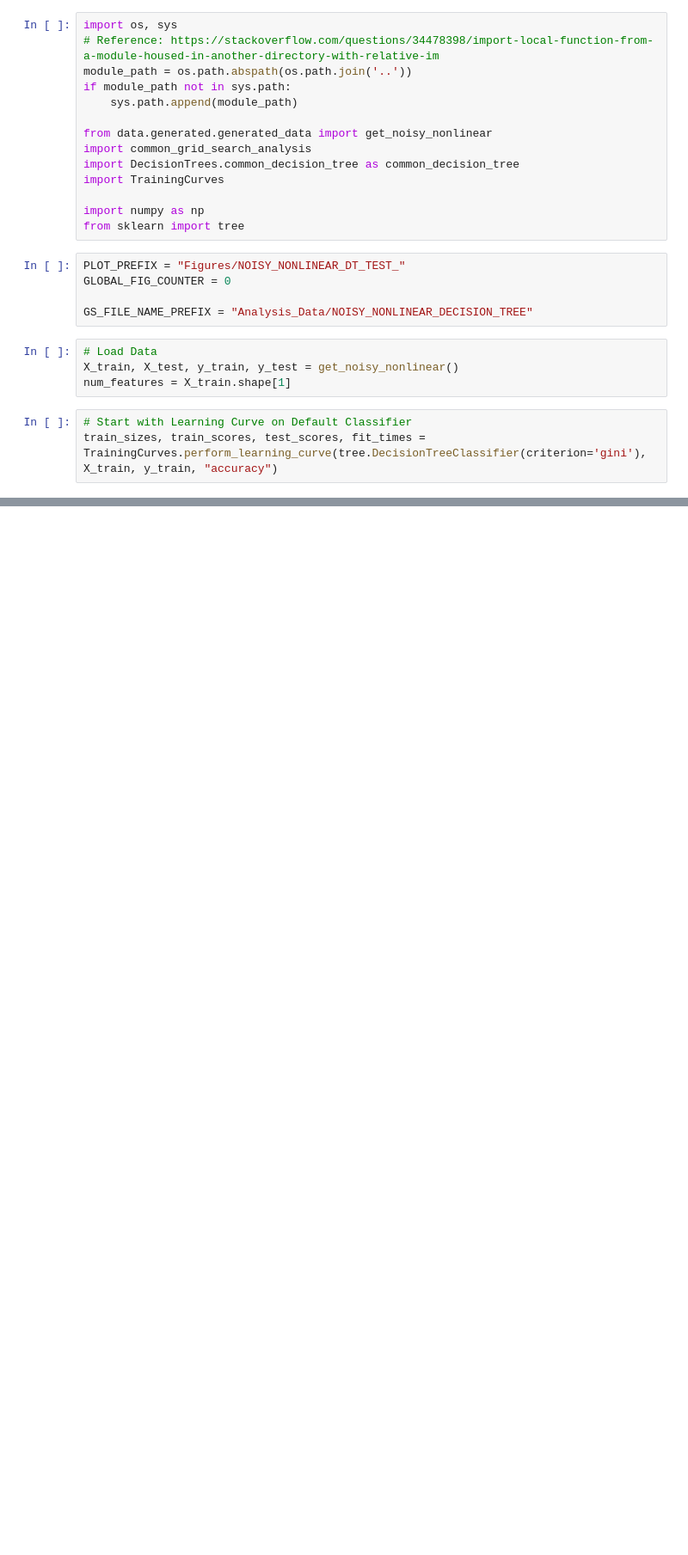
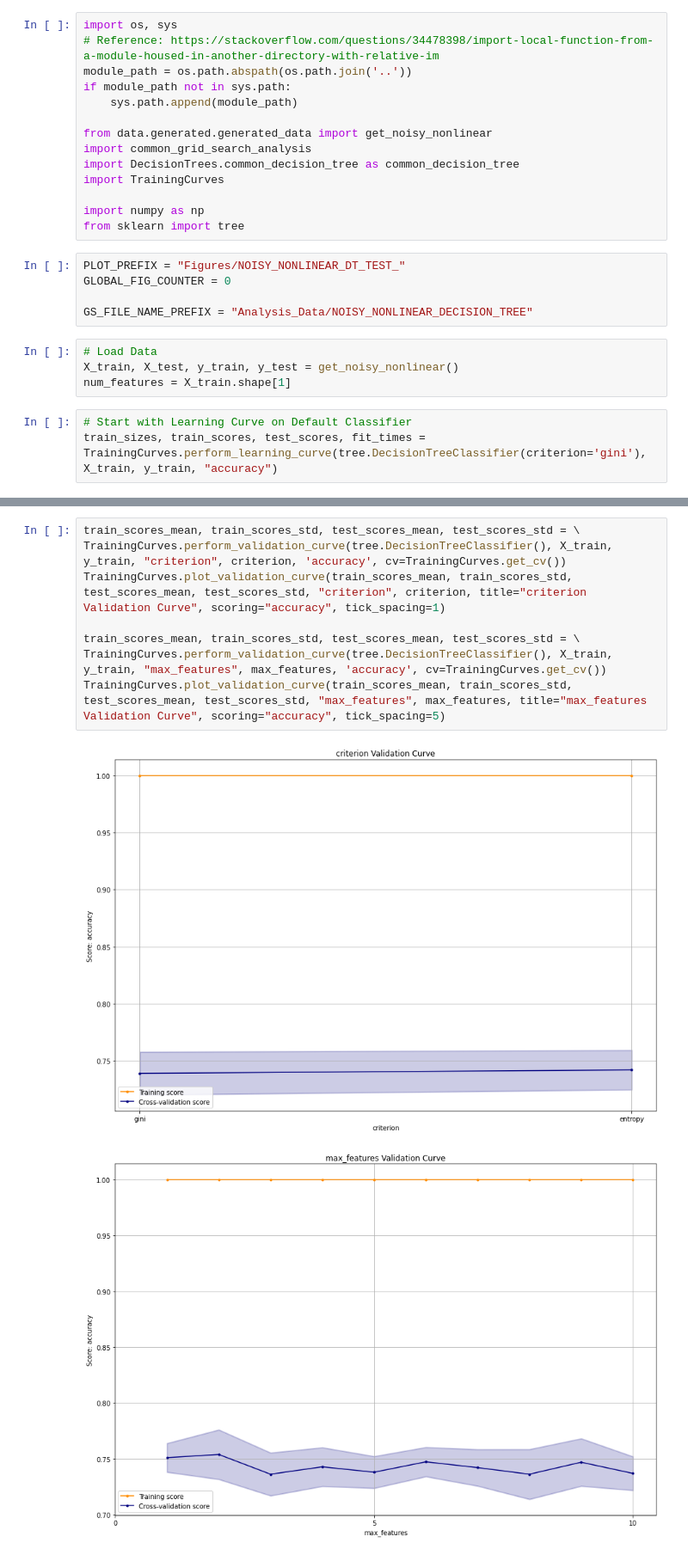
Before and after one commit to Inquisitive-ME/SupervisedLearning_Project_Code, a Jupyter notebook: DecisionTrees/generated_noisy_nonlinear_decision_trees_analysis.ipynb, the cells around one changed output, grey strips where cells are left out. Shown at 86% size. Cells and saved outputs as stored; diff of their text form; blank space fills up the shorter version.

```diff
--- a/DecisionTrees/generated_noisy_nonlinear_decision_trees_analysis.ipynb
+++ b/DecisionTrees/generated_noisy_nonlinear_decision_trees_analysis.ipynb
@@ -40 +39,12 @@ num_features = X_train.shape[1]
 max_features = [i for i in range(num_features+1)]
+# %%
+train_scores_mean, train_scores_std, test_scores_mean, test_scores_std = \
+TrainingCurves.perform_validation_curve(tree.DecisionTreeClassifier(), X_train, y_train, "criterion", criterion, 'accuracy', cv=TrainingCurves.get_cv())
+TrainingCurves.plot_validation_curve(train_scores_mean, train_scores_std, test_scores_mean, test_scores_std, "criterion", criterion, title="criterion Validation Curve", scoring="accuracy", tick_spacing=1)
+
+train_scores_mean, train_scores_std, test_scores_mean, test_scores_std = \
+TrainingCurves.perform_validation_curve(tree.DecisionTreeClassifier(), X_train, y_train, "max_features", max_features, 'accuracy', cv=TrainingCurves.get_cv())
+TrainingCurves.plot_validation_curve(train_scores_mean, train_scores_std, test_scores_mean, test_scores_std, "max_features", max_features, title="max_features Validation Curve", scoring="accuracy", tick_spacing=5)
+# %% [output]
+[figure, added]
+[figure, added]
```
Also changed, not shown: parts of 11 cells of this notebook, 10 other files.
